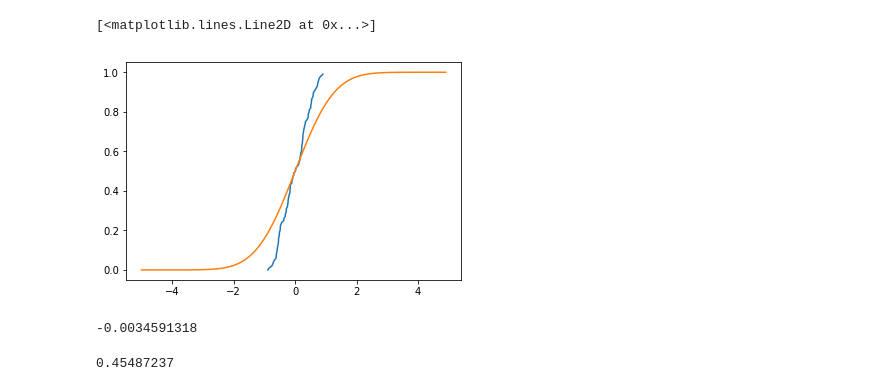
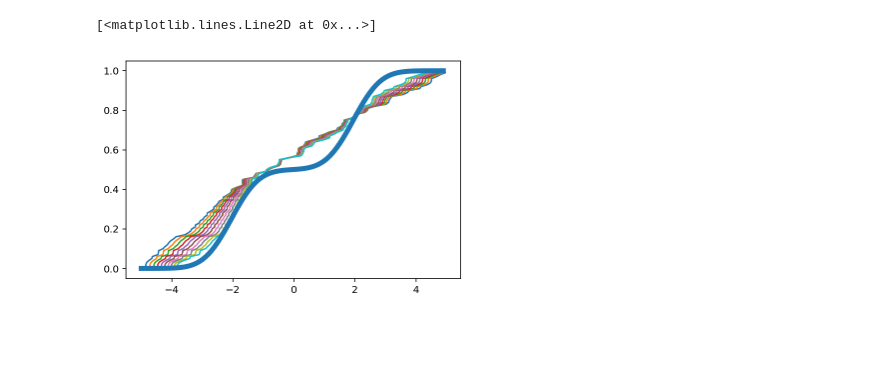
Before and after one commit to Hudsonnc/Stein-Variational-Gradient-Descent, a Jupyter notebook: Particle Flow.ipynb, the cells around one changed output. Saved outputs shown, nothing was run; the diff lists cells and outputs as text; code cells hidden in the pictures; blank space fills up the shorter version.

```diff
--- a/Particle Flow.ipynb
+++ b/Particle Flow.ipynb
@@ -53,15 +74,0 @@ for i in range(100):
-# %%
-cdf = CDF(Xnew.eval(session=sess))
-plt.plot(cdf[0], cdf[1])
-plt.plot(np.arange(-5,5,.1), norm.cdf(np.arange(-5,5,.1)))
-# %% [output]
-[<matplotlib.lines.Line2D at 0x...>]
-[figure, removed]
-# %%
-np.mean(Xnew.eval(session=sess))
-# %% [output]
--0.0034591318
-# %%
-np.std(Xnew.eval(session=sess))
-# %% [output]
-0.45487237
@@ -67,0 +82,9 @@ np.std(Xnew.eval(session=sess))
+# %%
+for x in Xs:
+    edf = EDF(x)
+    plt.plot(edf[0], edf[1])
+cdf = CDF(p)
+plt.plot(cdf[0], sess.run(cdf[1]), linewidth=5.0)
+# %% [output]
+[<matplotlib.lines.Line2D at 0x...>]
+[figure, added]
```
Also changed, not shown: parts of 14 cells of this notebook.
